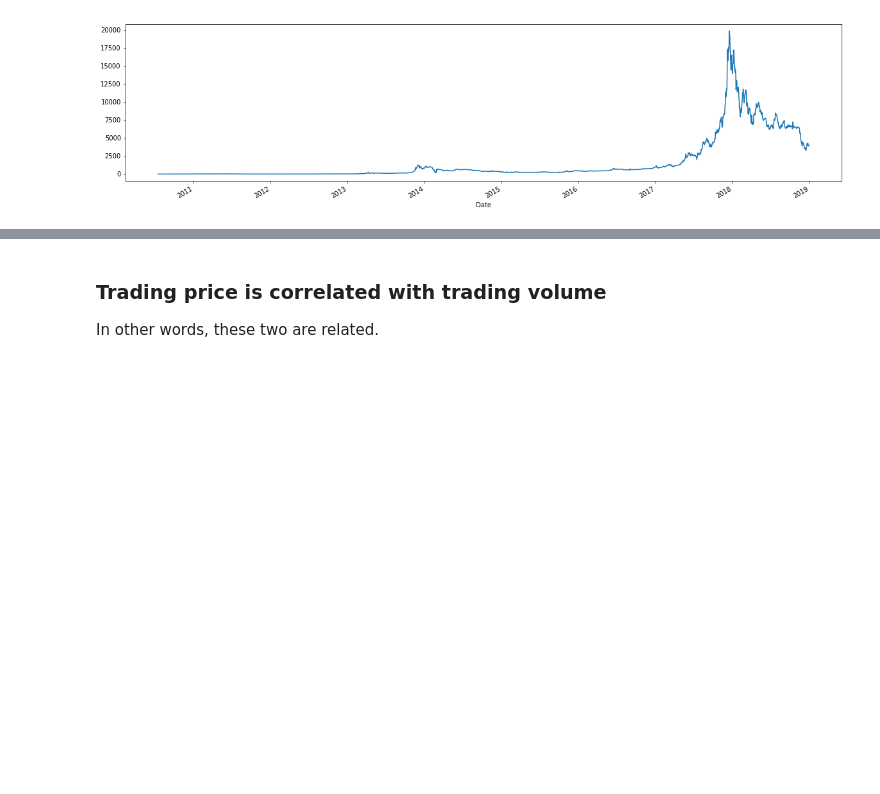
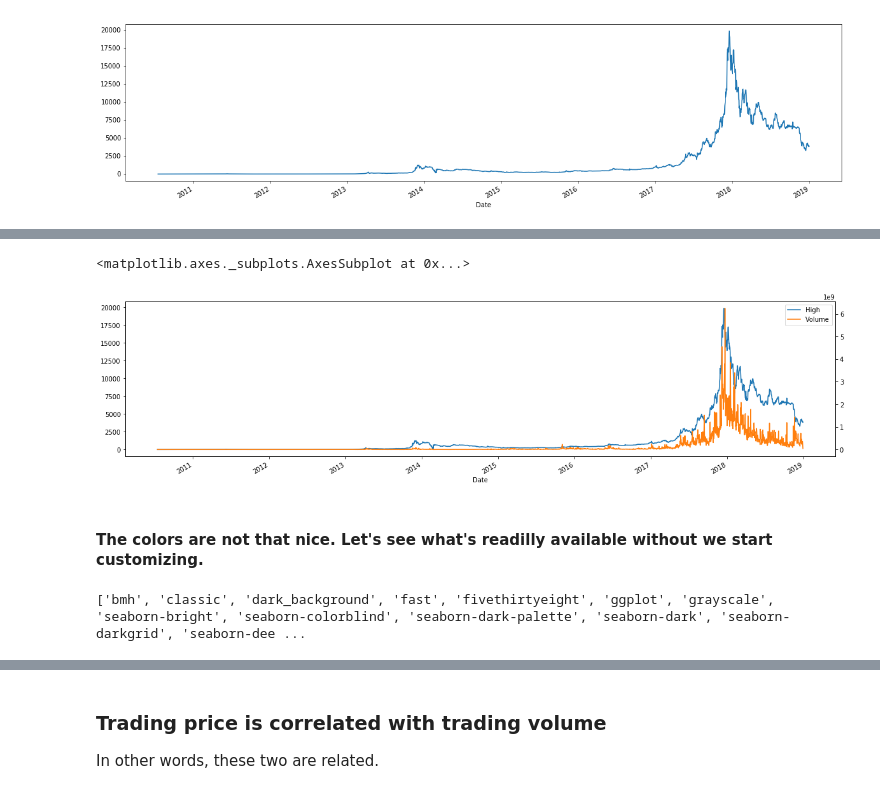
Before and after one commit to magicmathmandarin/IMO, a Jupyter notebook: Bitcoin Trade Time Series.ipynb, the cells around one changed output, grey strips where cells are left out. Cells and saved outputs as stored; diff of their text form; code cells hidden in the pictures; blank space fills up the shorter version.

```diff
--- a/Bitcoin Trade Time Series.ipynb
+++ b/Bitcoin Trade Time Series.ipynb
@@ -75,0 +83,11 @@ blah.High.plot()
+# %%
+blah[['High',"Volume"]].plot(secondary_y=['Volume'], mark_right=False, figsize=(20, 5))
+# %% [output]
+<matplotlib.axes._subplots.AxesSubplot at 0x...>
+[figure, added]
+# %% [markdown]
+#### The colors are not that nice.  Let's see what's readilly available without we start customizing.
+# %%
+print(plt.style.available)
+# %% [output]
+['bmh', 'classic', 'dark_background', 'fast', 'fivethirtyeight', 'ggplot', 'grayscale', 'seaborn-bright', 'seaborn-colorblind', 'seaborn-dark-palette', 'seaborn-dark', 'seaborn-darkgrid', 'seaborn-dee ...
```
Also changed, not shown: parts of 5 cells of this notebook.
